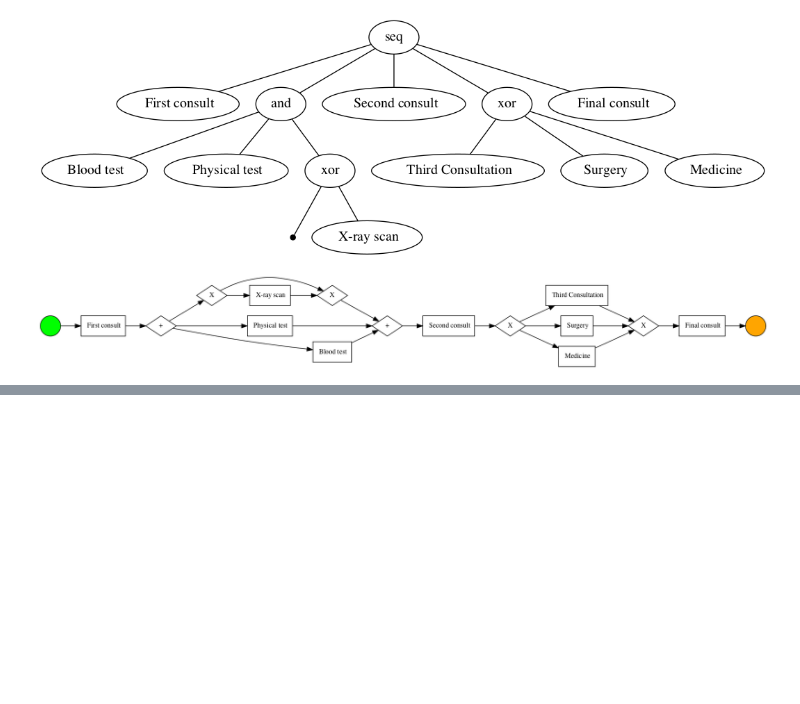
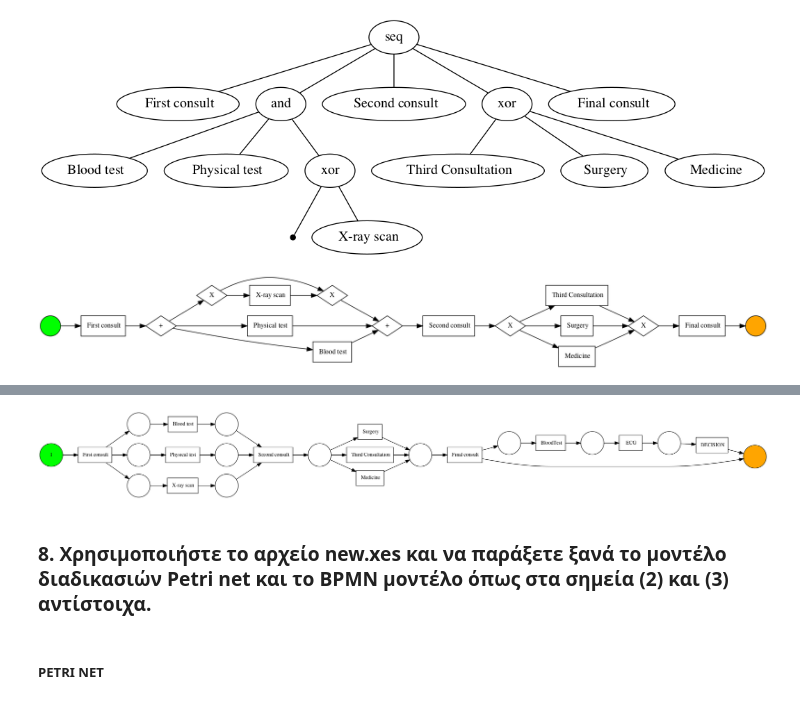
Before and after one commit to christoschr97/CEI521-ProcessMining, a Jupyter notebook: src/Project_source_code.ipynb, the cells around one changed output, grey strips where cells are left out. Drawn from its saved outputs; the diff is of its cells as text; code cells hidden in the pictures; blank space fills up the shorter version.

```diff
--- a/src/Project_source_code.ipynb
+++ b/src/Project_source_code.ipynb
@@ -114,0 +134,17 @@ pn_visualizer.view(gviz)
+# %%
+data = xes_importer.apply('../data/ArtificialPatientTreatmentOriginal.xes')
+# %%
+## Import the alpha_miner algorithm
+from pm4py.algo.discovery.alpha import algorithm as alpha_miner
+net, initial_marking, final_marking = alpha_miner.apply(data)
+# %%
+## Import the petrinet visualizer object
+from pm4py.visualization.petrinet import visualizer as pn_visualizer
+
+# Visualise
+gviz = pn_visualizer.apply(net, initial_marking, final_marking)
+pn_visualizer.view(gviz)
+# %% [output]
+[figure, added]
+# %% [markdown]
+### 8. Χρησιμοποιήστε το αρχείο new.xes και να παράξετε ξανά το μοντέλο διαδικασιών Petri net και το ΒΡΜΝ μοντέλο όπως στα σημεία (2) και (3) αντίστοιχα.
@@ -114,0 +153,2 @@ pn_visualizer.view(gviz)
+# %% [markdown]
+##### PETRI NET
```
Also changed, not shown: parts of 29 cells of this notebook, 3 other files.
